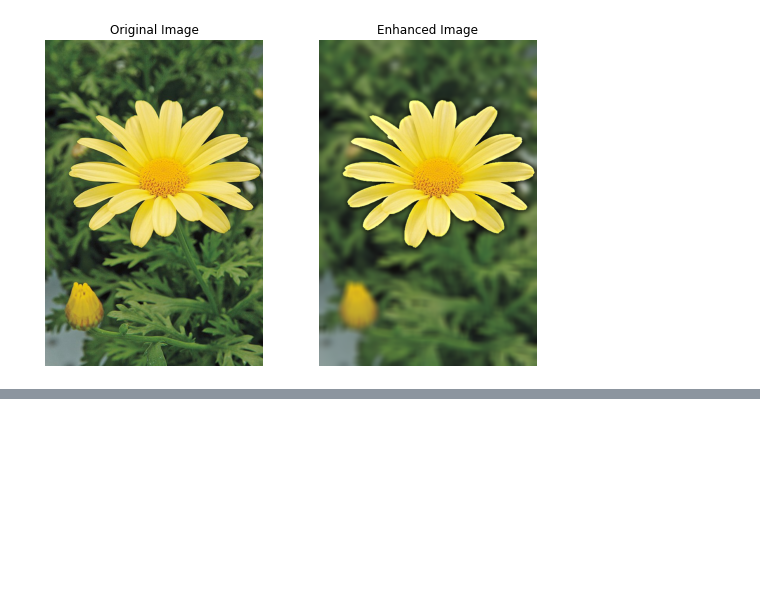
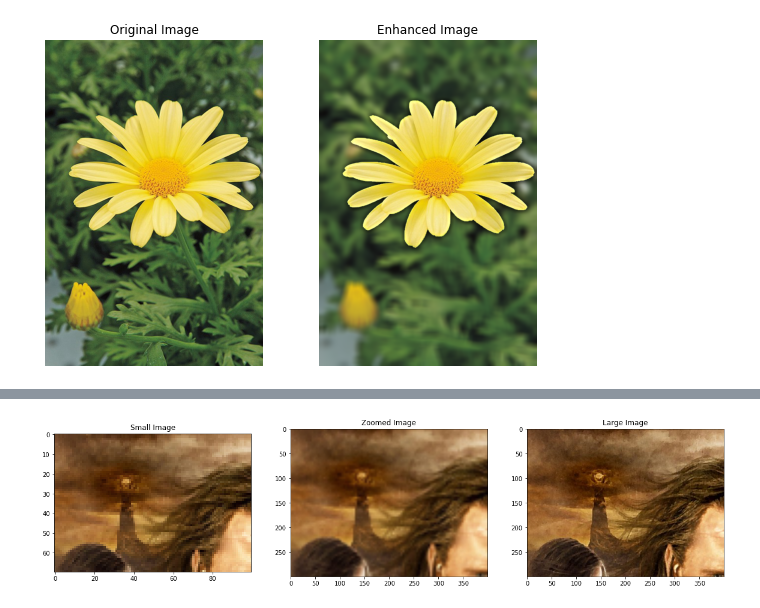
Before and after one commit to SamalPunsara/Assignment-01, a Jupyter notebook: Assignment01.ipynb, the cells around one changed output, grey strips where cells are left out. Drawn from its saved outputs; the diff is of its cells as text; code cells hidden in the pictures; blank space fills up the shorter version.

```diff
--- a/Assignment01.ipynb
+++ b/Assignment01.ipynb
@@ -361,0 +402,82 @@ plt.show()
+# %%
+import math
+
+def bl_zoom(Image, new_h, new_w):
+    im = Image
+    old_h, old_w, c = im.shape
+    resized = np.zeros((new_h, new_w, c))
+
+    if new_h !=0:
+         w_scale_factor = (old_w) / (new_w)
+    else:
+        w_scale_factor = 0
+
+    if new_w != 0:
+         h_scale_factor = (old_h) / (new_h)
+    else:
+         h_scale_factor = 0
+
+    for i in range(new_h):
+        for j in range(new_w):
+            x = i * h_scale_factor
+            y = j * w_scale_factor
+
+            x_floor = math.floor(x)
+            x_ceil = min(old_h - 1, math.ceil(x))
+            y_floor = math.floor(y)
+            y_ceil = min(old_w - 1, math.ceil(y))
+            if (x_ceil == x_floor) and (y_ceil == y_floor):
+                q = im[int(x), int(y), :]
+
+            elif (x_ceil == x_floor):
+                a = im[int(x), int(y_floor), :]
+                b = im[int(x), int(y_ceil), :]
+                q = a * (y_ceil - y) + b * (y - y_floor)
+
+            elif (y_ceil == y_floor):
+                a = im[int(x_floor), int(y), :]
+                b = im[int(x_ceil), int(y), :]
+                q = (a * (x_ceil - x)) + (b * (x - x_floor))
+
+            else:
+                m = im[x_floor, y_floor, :]
+                n = im[x_ceil, y_floor, :]
+                p = im[x_floor, y_ceil, :]
+                r = im[x_ceil, y_ceil, :]
+
+                a = m * (x_ceil - x) + n * (x - x_floor)
+                b = p * (x_ceil - x) + r * (x - x_floor)
+                q = a * (y_ceil - y) + b * (y - y_floor)
+
+            resized[i,j,:] = q
+
+    return resized.astype(np.uint8)
+
+
+im = cv.imread(r"C:\Users\Samal\Desktop\Sem 4\Image Processing and Machine Vision\Assignment 01\a1q5images\im01small.png")
+im_large = cv.imread(r"C:\Users\Samal\Desktop\Sem 4\Image Processing and Machine Vision\Assignment 01\a1q5images\im01.png")
+assert im is not None
+
+old_h, old_w, c = im.shape
+im_zbl = bl_zoom(im, 4*old_h, 4*old_w)
+
+cv.imshow('Image', im)
+cv.waitKey(1000)
+cv.imshow('Image', im_zbl)
+cv.waitKey(1000)
+cv.destroyAllWindows()
+
+fig, ax = plt.subplots(1, 3, figsize=(20, 10))
+
+ax[0].imshow(cv.cvtColor(im[0:70, 0:100], cv.COLOR_BGR2RGB))
+ax[0].set_title("Small Image")
+
+ax[1].imshow(cv.cvtColor(im_zbl[0:75*4, 0:100*4], cv.COLOR_BGR2RGB))
+ax[1].set_title("Zoomed Image")
+
+ax[2].imshow(cv.cvtColor(im_large[0:75*4, 0:100*4], cv.COLOR_BGR2RGB))
+ax[2].set_title("Large Image")
+
+plt.show()
+# %% [output]
+[figure, added]
```
Also changed, not shown: parts of 1 cell of this notebook, 6 other files.
